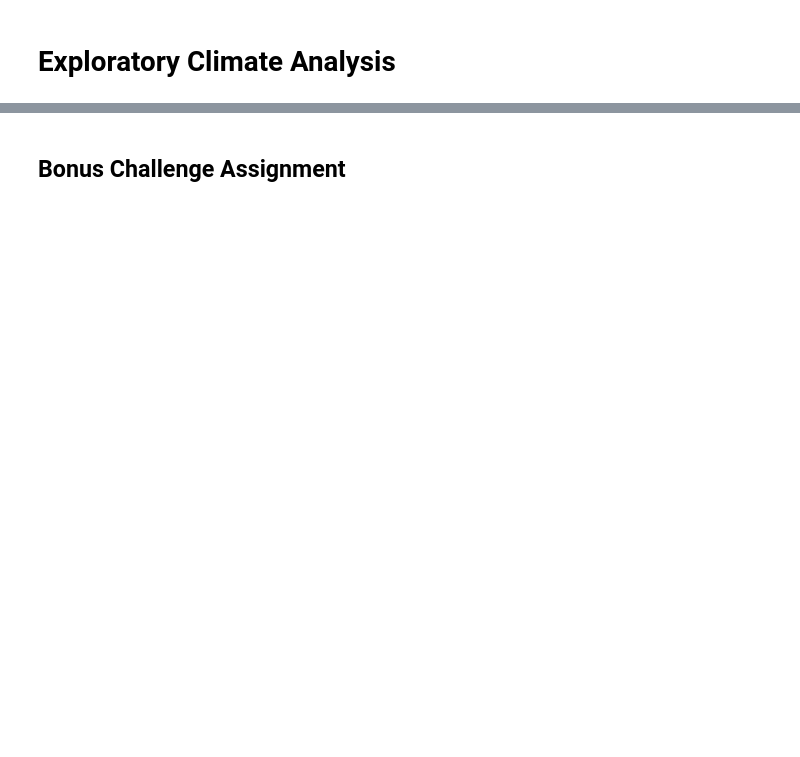
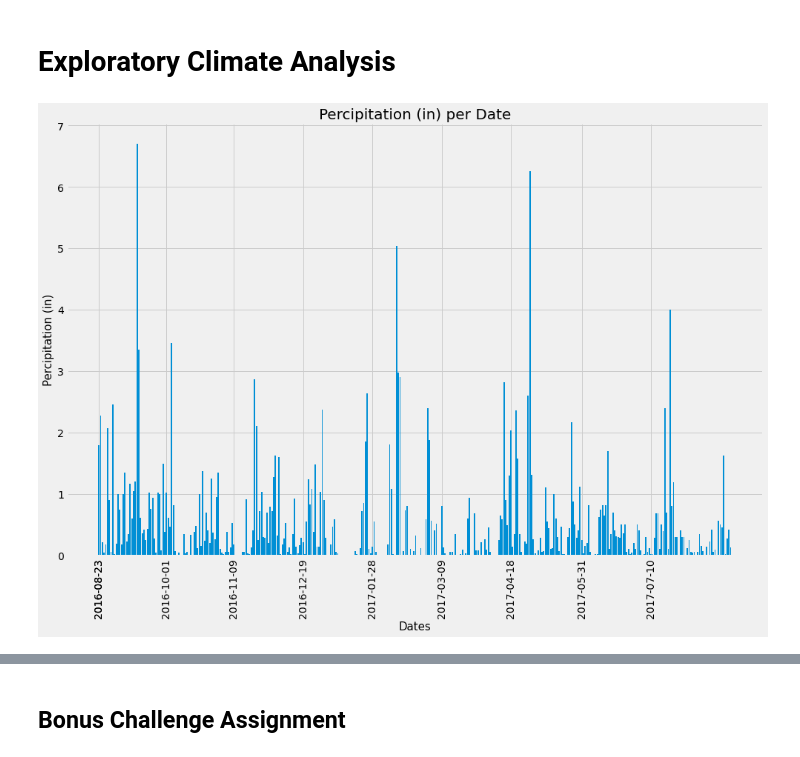
Before and after one commit to Greyson-Moore/SMU_Bootcamp_Homework, a Jupyter notebook: 10-Advanced-Data-Storage-and-Retrieval/Instructions/climate_starter.ipynb, the cells around one changed output, grey strips where cells are left out. Saved outputs shown, nothing was run; the diff lists cells and outputs as text; code cells hidden in the pictures; blank space fills up the shorter version.

```diff
--- a/10-Advanced-Data-Storage-and-Retrieval/Instructions/climate_starter.ipynb
+++ b/10-Advanced-Data-Storage-and-Retrieval/Instructions/climate_starter.ipynb
@@ -62,15 +48,39 @@ memory usage: 763.8+ KB
 # Exploratory Climate Analysis
 # %%
 # Design a query to retrieve the last 12 months of precipitation data and plot the results
-lastest data
+query = """select *
+from
+    'measurement' m
+where
+    m.date between '2016-08-23'AND '2017-08-23'"""
+conn = engine.connect()
+
+measure_df = pd.read_sql(query, con=conn)
+conn.close()
+measure_df.set_index('date', inplace=True, )
+measure_df.sort_index(ascending=True)
 # Calculate the date 1 year ago from the last data point in the database
 
 # Perform a query to retrieve the data and precipitation scores
 
 # Save the query results as a Pandas DataFrame and set the index to the date column
 
 # Sort the dataframe by date
 
 # Use Pandas Plotting with Matplotlib to plot the data
+plt.figure(figsize=(15,10))
+plt.bar(measure_df.index,measure_df.prcp)
+
+x = ['2016-08-23','2016-08-23','2016-10-01','2016-11-09','2016-12-19','2017-01-28','2017-03-09',
+     '2017-04-18','2017-05-31','2017-07-10']
+plt.xticks(x,x,rotation='vertical')
+plt.xlabel('Dates',fontsize=15)
+plt.ylabel('Percipitation (in)',fontsize=15)
+plt.title('Percipitation (in) per Date',fontsize=20)
+
+
+plt.show()
+# %% [output]
+[figure, added]
 # %%
 # Use Pandas to calcualte the summary statistics for the precipitation data
```
Also changed, not shown: parts of 7 cells of this notebook.
